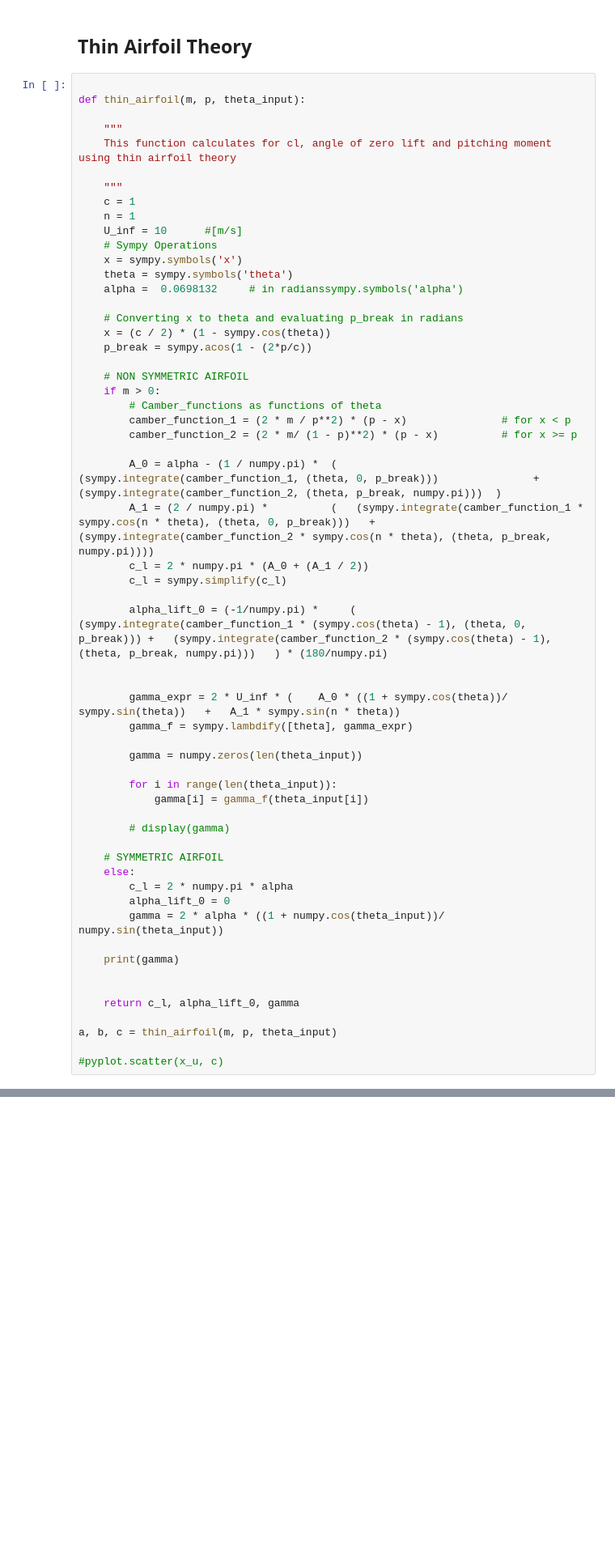
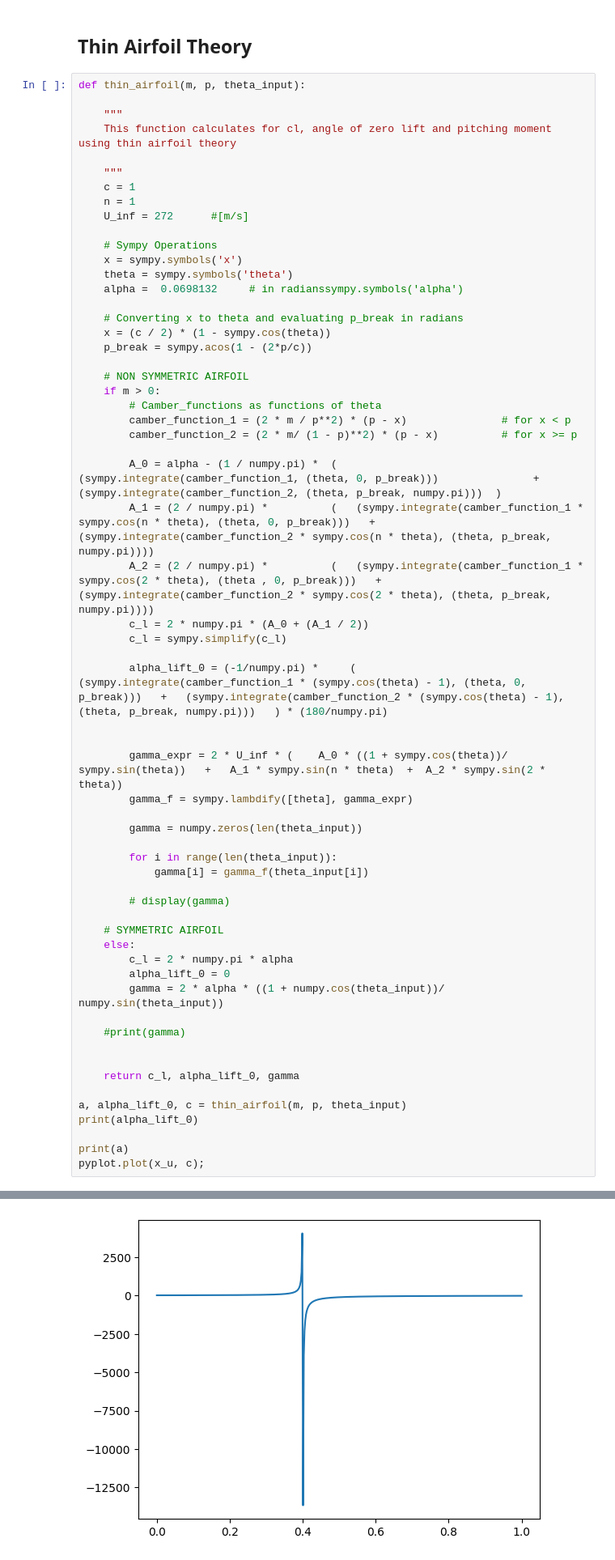
Before and after one commit to paramvirlobana/aerodynamics_project, a Jupyter notebook: aerodynamics_project.ipynb, the cells around one changed output, grey strips where cells are left out. Shown at 81% size. Saved outputs shown, nothing was run; the diff lists cells and outputs as text; blank space fills up the shorter version.

```diff
--- a/aerodynamics_project.ipynb
+++ b/aerodynamics_project.ipynb
@@ -160,7 +154,6 @@ def panels(naca_x, naca_y, N=30):
 # %% [markdown]
 ## Thin Airfoil Theory
 # %%
-
 def thin_airfoil(m, p, theta_input):
 
     """
@@ -169,7 +162,8 @@ def thin_airfoil(m, p, theta_input):
     """
     c = 1
     n = 1
-    U_inf = 10      #[m/s]
+    U_inf = 272      #[m/s]
+
     # Sympy Operations
     x = sympy.symbols('x')
     theta = sympy.symbols('theta')
@@ -187,13 +181,14 @@ def thin_airfoil(m, p, theta_input):
 
         A_0 = alpha - (1 / numpy.pi) *  (              (sympy.integrate(camber_function_1, (theta, 0, p_break)))               +              (sympy.integrate(camber_function_2, (theta, p_break, numpy.pi)))  )
         A_1 = (2 / numpy.pi) *          (   (sympy.integrate(camber_function_1 * sympy.cos(n * theta), (theta, 0, p_break)))   +   (sympy.integrate(camber_function_2 * sympy.cos(n * theta), (theta, p_break, numpy.pi))))
+        A_2 = (2 / numpy.pi) *          (   (sympy.integrate(camber_function_1 * sympy.cos(2 * theta), (theta , 0, p_break)))   +   (sympy.integrate(camber_function_2 * sympy.cos(2 * theta), (theta, p_break, numpy.pi))))
         c_l = 2 * numpy.pi * (A_0 + (A_1 / 2))
         c_l = sympy.simplify(c_l)
 
-        alpha_lift_0 = (-1/numpy.pi) *     (   (sympy.integrate(camber_function_1 * (sympy.cos(theta) - 1), (theta, 0, p_break))) +   (sympy.integrate(camber_function_2 * (sympy.cos(theta) - 1), (theta, p_break, numpy.pi)))   ) * (180/numpy.pi)
+        alpha_lift_0 = (-1/numpy.pi) *     (   (sympy.integrate(camber_function_1 * (sympy.cos(theta) - 1), (theta, 0, p_break)))   +   (sympy.integrate(camber_function_2 * (sympy.cos(theta) - 1), (theta, p_break, numpy.pi)))   ) * (180/numpy.pi)
 
 
-        gamma_expr = 2 * U_inf * (    A_0 * ((1 + sympy.cos(theta))/ sympy.sin(theta))   +   A_1 * sympy.sin(n * theta))
+        gamma_expr = 2 * U_inf * (    A_0 * ((1 + sympy.cos(theta))/ sympy.sin(theta))   +   A_1 * sympy.sin(n * theta)  +  A_2 * sympy.sin(2 * theta))
         gamma_f = sympy.lambdify([theta], gamma_expr)
 
         gamma = numpy.zeros(len(theta_input))
@@ -209,12 +204,14 @@ def thin_airfoil(m, p, theta_input):
         alpha_lift_0 = 0
         gamma = 2 * alpha * ((1 + numpy.cos(theta_input))/ numpy.sin(theta_input))
 
-    print(gamma)
+    #print(gamma)
 
 
     return c_l, alpha_lift_0, gamma
 
-a, b, c = thin_airfoil(m, p, theta_input)
+a, alpha_lift_0, c = thin_airfoil(m, p, theta_input)
+print(alpha_lift_0)
 
-#pyplot.scatter(x_u, c)
+print(a)
+pyplot.plot(x_u, c);
 # %% [output]
@@ -237,0 +220 @@ a, b, c = thin_airfoil(m, p, theta_input)
+[figure, added]
```
Also changed, not shown: parts of 7 cells of this notebook, 17 other files.
